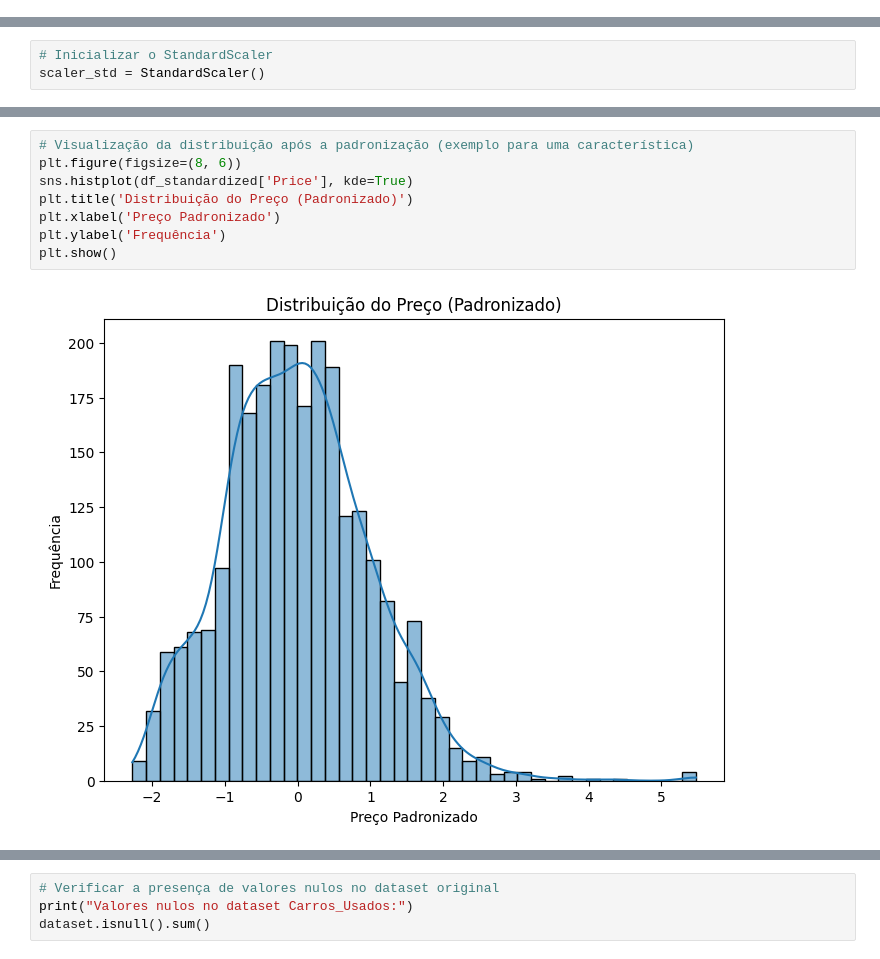
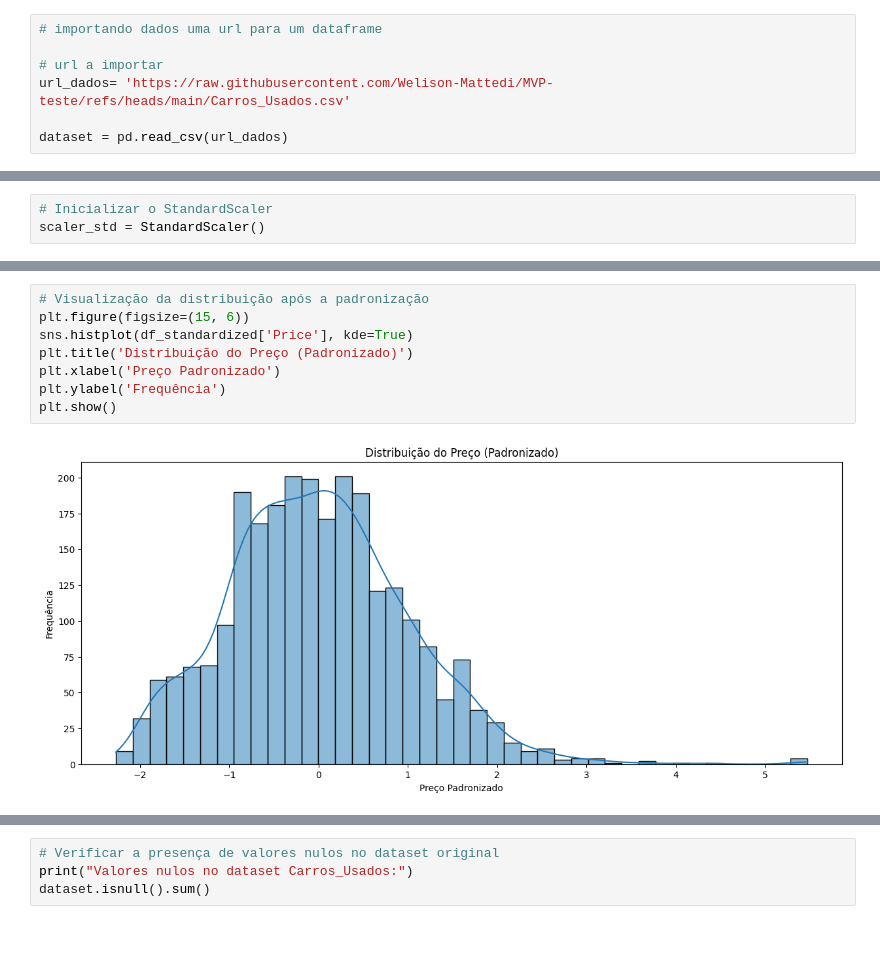
Before and after one commit to Welison-Mattedi/MVP-teste, a Jupyter notebook: MVP_Análise_de_Dados.ipynb, the cells around one changed output, grey strips where cells are left out. Drawn from its saved outputs; the diff is of its cells as text.

```diff
--- a/MVP_Análise_de_Dados.ipynb
+++ b/MVP_Análise_de_Dados.ipynb
@@ -127,3 +89,10 @@ print(dataset.head())
+# %%
+# importando dados uma url para um dataframe
+
+# url a importar
+url_dados= 'https://raw.githubusercontent.com/Welison-Mattedi/MVP-teste/refs/heads/main/Carros_Usados.csv'
+
+dataset = pd.read_csv(url_dados)
 # %%
 # verificando que 'Carros_Usados' é um dataframe
 type(dataset)
@@ -710,10 +871,10 @@ Primeiras 5 linhas dos dados padronizados (treino):
 # %%
-# Visualização da distribuição após a padronização (exemplo para uma característica)
-plt.figure(figsize=(8, 6))
+# Visualização da distribuição após a padronização
+plt.figure(figsize=(15, 6))
 sns.histplot(df_standardized['Price'], kde=True)
 plt.title('Distribuição do Preço (Padronizado)')
 plt.xlabel('Preço Padronizado')
 plt.ylabel('Frequência')
 plt.show()
 # %% [output]
-[figure, old version]
+[figure, new version]
```
Also changed, not shown: parts of 114 cells of this notebook.
